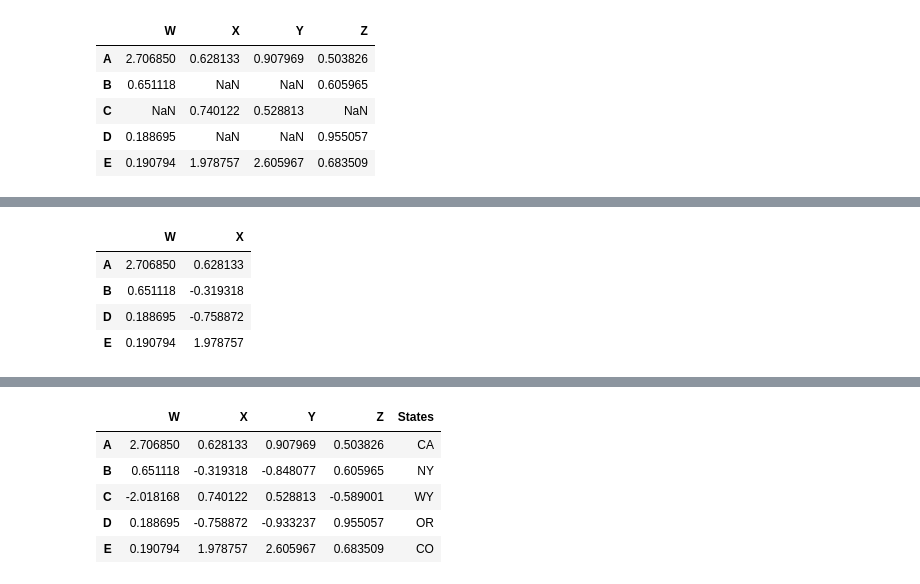
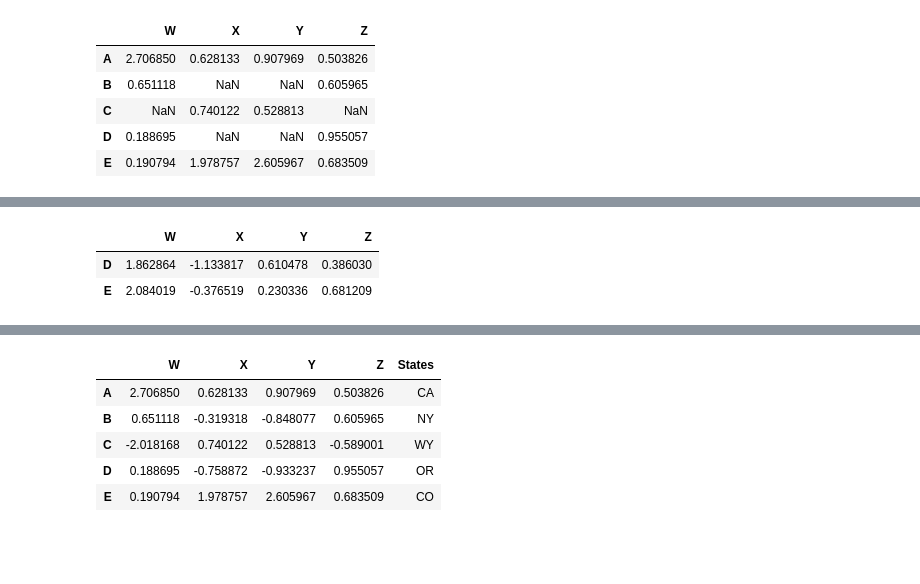
Before and after one commit to Kenneth-Macharia/Learning, a Jupyter notebook: Python/data_science_and_machine_learning/03-Python-for-Data-Analysis-Pandas/03-DataFrames.ipynb, the cells around one changed output, grey strips where cells are left out. Cells and saved outputs as stored; diff of their text form; code cells hidden in the pictures; blank space fills up the shorter version.

Commit message:
adds more tutorial notes

```diff
--- a/Python/data_science_and_machine_learning/03-Python-for-Data-Analysis-Pandas/03-DataFrames.ipynb
+++ b/Python/data_science_and_machine_learning/03-Python-for-Data-Analysis-Pandas/03-DataFrames.ipynb
@@ -223,12 +236,8 @@ df[df['W']<0] # Returns row c only.
 # %%
 condition_res = df['W']>0 # Conditional series
 df_filtered = df[condition_res] # DataFrame filtered based on the conditional series
-req_filtered_col = df_filtered['X'] # Column based of the row filtered DataFrame
-multi_filtered_cols = df_filtered[['W', 'X']] # Multi cols results also possible, note these are MATRICES.
-multi_filtered_cols
+df_filtered
 # %% [output]
-|  | W | X |
-| A | 2.706850 | 0.628133 |
-| B | 0.651118 | -0.319318 |
-| D | 0.188695 | -0.758872 |
-| E | 0.190794 | 1.978757 |
+|  | W | X | Y | Z |
+| D | 1.862864 | -1.133817 | 0.610478 | 0.386030 |
+| E | 2.084019 | -0.376519 | 0.230336 | 0.681209 |
```
Also changed, not shown: parts of 51 cells of this notebook, 32 other files.
